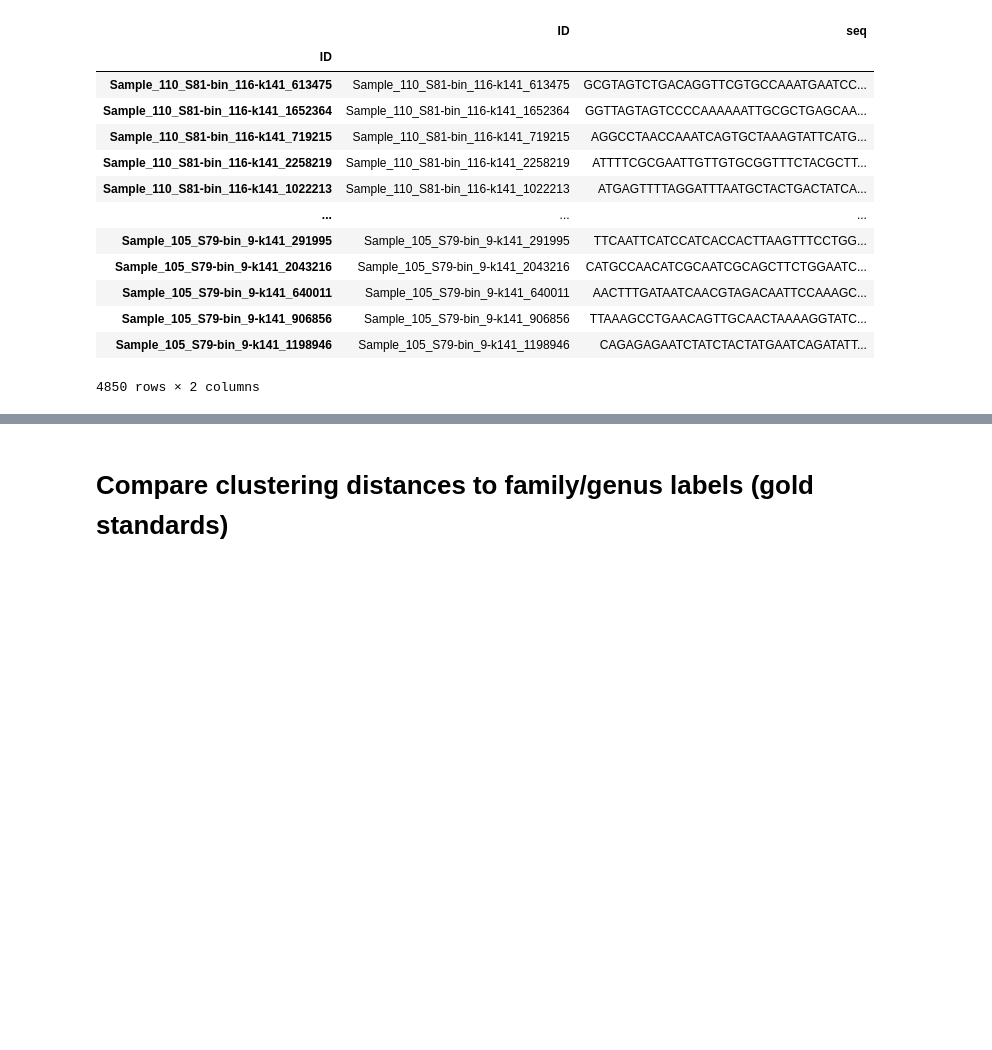
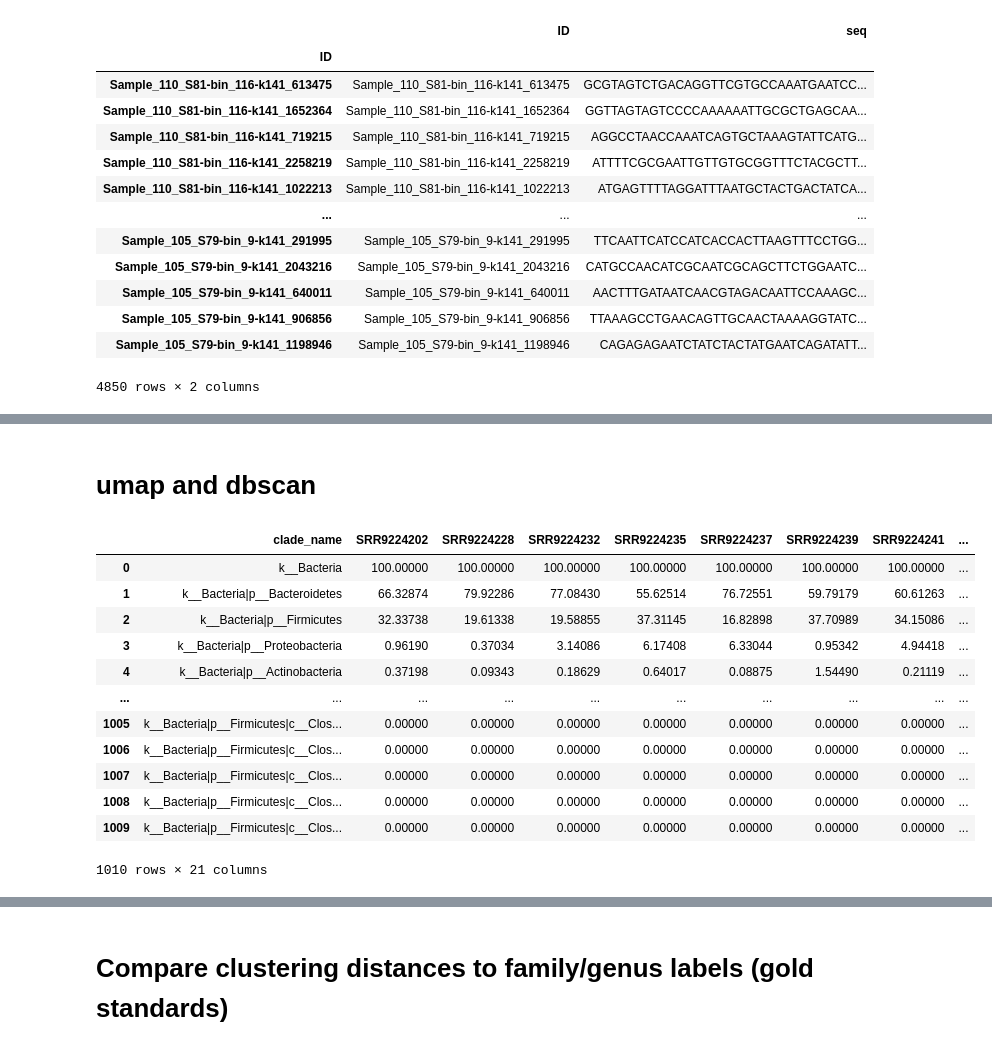
Before and after one commit to dcolinmorgan/grph, a Jupyter notebook: generic_metagenomic_demo.ipynb, the cells around one changed output, grey strips where cells are left out. Cells and saved outputs as stored; diff of their text form; code cells hidden in the pictures; blank space fills up the shorter version.

```diff
--- a/generic_metagenomic_demo.ipynb
+++ b/generic_metagenomic_demo.ipynb
@@ -135,3 +143,22 @@ BrokenPipeError: [Errno 32] Broken pipe
+# %% [markdown]
+# umap and dbscan
+# %%
+data=pd.read_csv('/content/test.x',sep='\t',skiprows=1)
+data
+# %% [output]
+|  | clade_name | SRR9224202 | SRR9224228 | SRR9224232 | SRR9224235 | SRR9224237 | SRR9224239 | SRR9224241 | ... |
+| 0 | k__Bacteria | 100.00000 | 100.00000 | 100.00000 | 100.00000 | 100.00000 | 100.00000 | 100.00000 | ... |
+| 1 | k__Bacteria|p__Bacteroidetes | 66.32874 | 79.92286 | 77.08430 | 55.62514 | 76.72551 | 59.79179 | 60.61263 | ... |
+| 2 | k__Bacteria|p__Firmicutes | 32.33738 | 19.61338 | 19.58855 | 37.31145 | 16.82898 | 37.70989 | 34.15086 | ... |
+| 3 | k__Bacteria|p__Proteobacteria | 0.96190 | 0.37034 | 3.14086 | 6.17408 | 6.33044 | 0.95342 | 4.94418 | ... |
+| 4 | k__Bacteria|p__Actinobacteria | 0.37198 | 0.09343 | 0.18629 | 0.64017 | 0.08875 | 1.54490 | 0.21119 | ... |
+| ... | ... | ... | ... | ... | ... | ... | ... | ... | ... |
+| 1005 | k__Bacteria|p__Firmicutes|c__Clos... | 0.00000 | 0.00000 | 0.00000 | 0.00000 | 0.00000 | 0.00000 | 0.00000 | ... |
+| 1006 | k__Bacteria|p__Firmicutes|c__Clos... | 0.00000 | 0.00000 | 0.00000 | 0.00000 | 0.00000 | 0.00000 | 0.00000 | ... |
+| 1007 | k__Bacteria|p__Firmicutes|c__Clos... | 0.00000 | 0.00000 | 0.00000 | 0.00000 | 0.00000 | 0.00000 | 0.00000 | ... |
+| 1008 | k__Bacteria|p__Firmicutes|c__Clos... | 0.00000 | 0.00000 | 0.00000 | 0.00000 | 0.00000 | 0.00000 | 0.00000 | ... |
+| 1009 | k__Bacteria|p__Firmicutes|c__Clos... | 0.00000 | 0.00000 | 0.00000 | 0.00000 | 0.00000 | 0.00000 | 0.00000 | ... |
+1010 rows × 21 columns
 # %%
 
 # B.drop(columns=['ID'],inplace=True)
```
Also changed, not shown: parts of 23 cells of this notebook.
